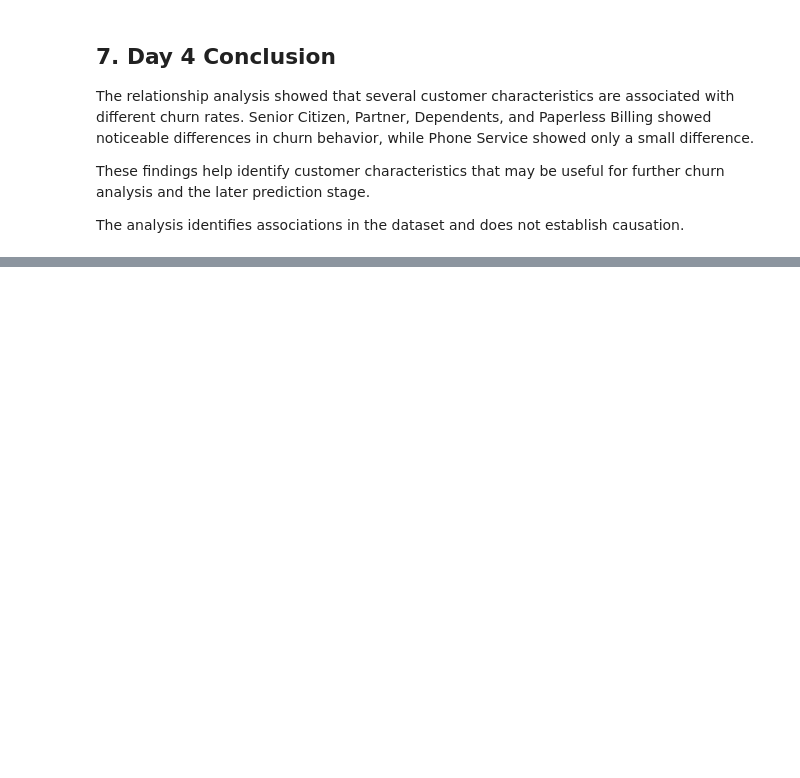
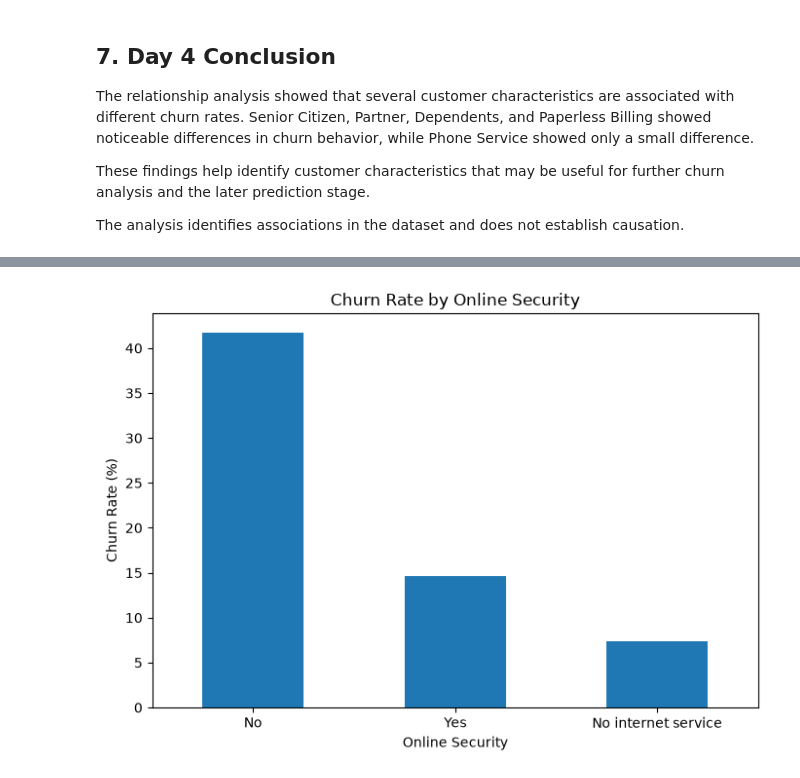
Before and after one commit to sagarsiddharth09-blip/customer-churn-LTV-engine, a Jupyter notebook: Akshay_Baseline_Analytics.ipynb, the cells around one changed output, grey strips where cells are left out. Drawn from its saved outputs; the diff is of its cells as text; code cells hidden in the pictures; blank space fills up the shorter version.

```diff
--- a/Akshay_Baseline_Analytics.ipynb
+++ b/Akshay_Baseline_Analytics.ipynb
@@ -1411,0 +1472,10 @@ The analysis identifies associations in the dataset and does not establish causa
+# %%
+# Calculate churn rate by online security
+
+online_security_churn = pd.crosstab(
+    df["OnlineSecurity"],
+    df["Churn"],
+    normalize="index"
+) * 100
+
+online_security_churn
@@ -1411,0 +1488,6 @@ The analysis identifies associations in the dataset and does not establish causa
+# %%
+# Extract churn percentage for each online security group
+
+online_security_churn_rate = online_security_churn["Yes"]
+
+online_security_churn_rate.sort_values(ascending=False)
@@ -1411,0 +1504,16 @@ The analysis identifies associations in the dataset and does not establish causa
+# %%
+# Plot churn rate by online security
+
+plt.figure(figsize=(7, 5))
+
+online_security_churn_rate.sort_values(ascending=False).plot(kind="bar")
+
+plt.title("Churn Rate by Online Security")
+plt.xlabel("Online Security")
+plt.ylabel("Churn Rate (%)")
+plt.xticks(rotation=0)
+
+plt.tight_layout()
+plt.show()
+# %% [output]
+[figure, added]
```
Also changed, not shown: parts of 37 cells of this notebook.
